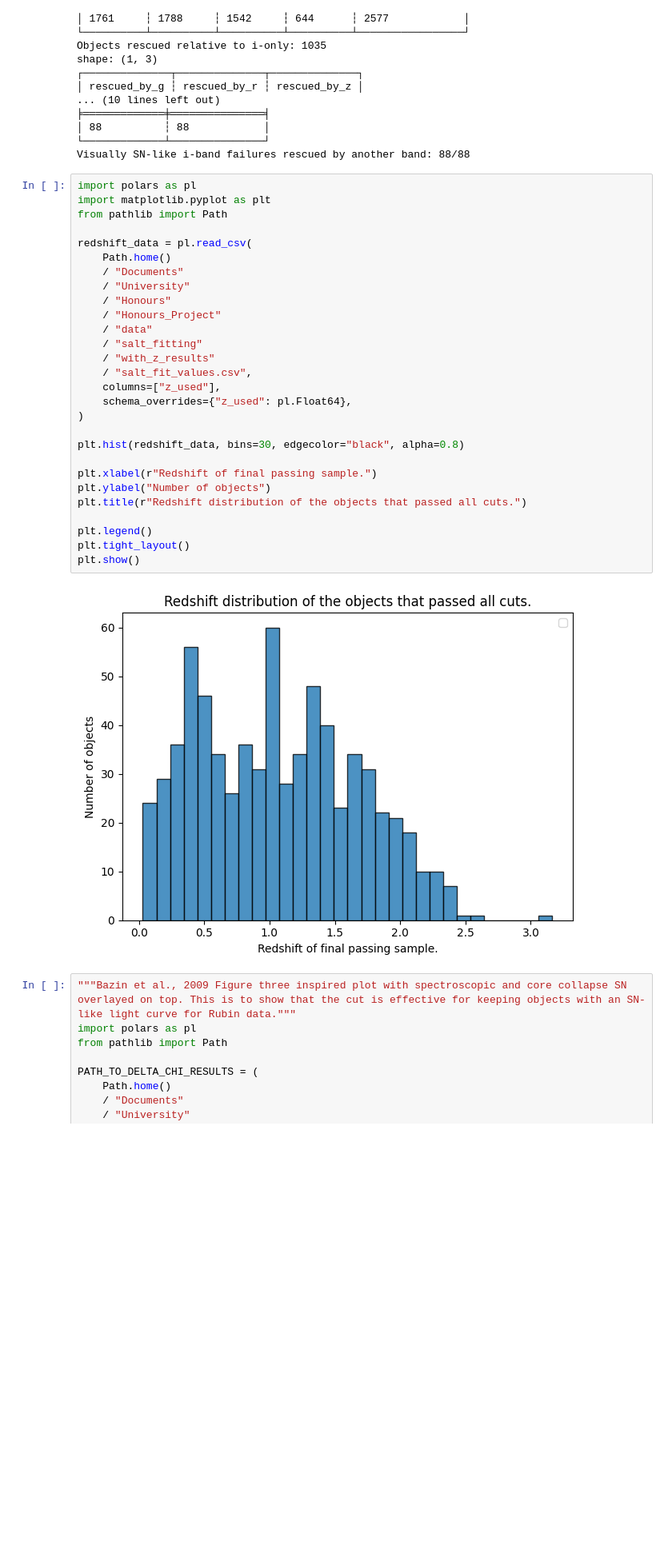
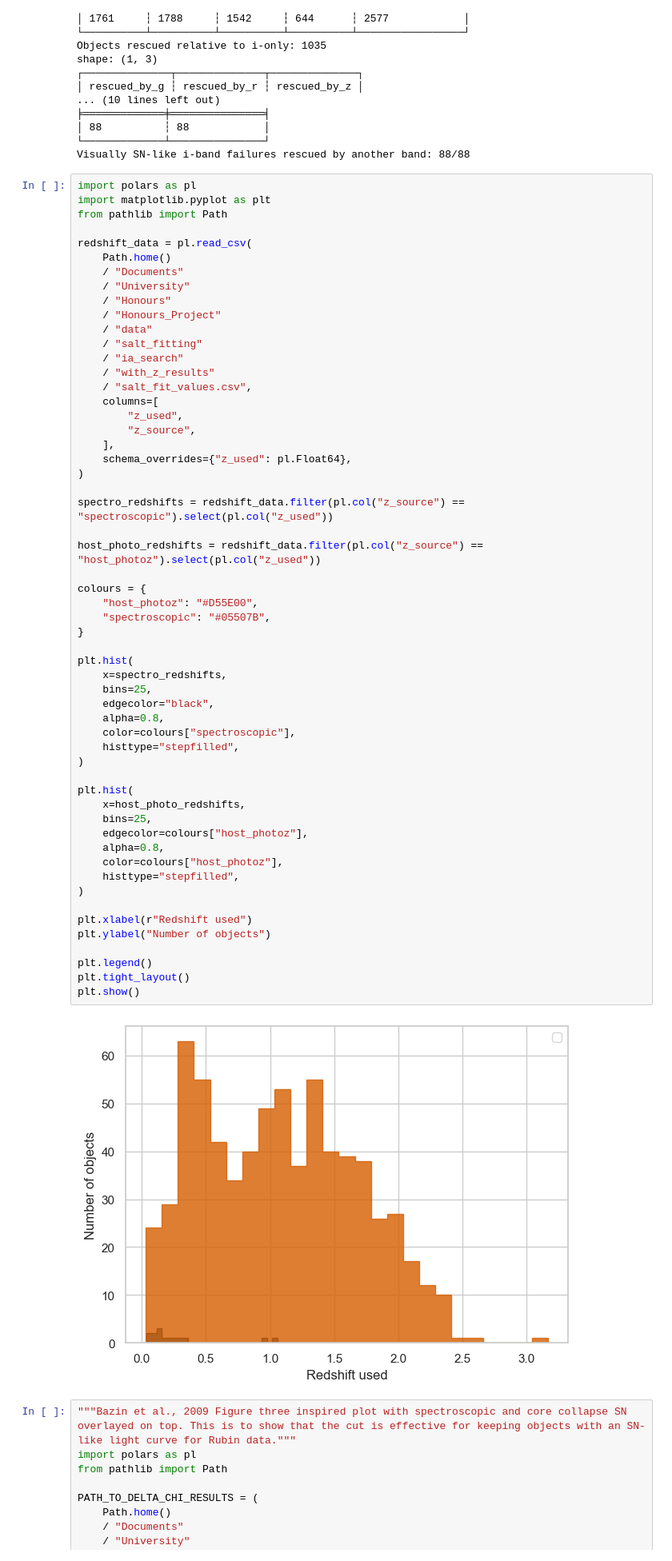
Before and after one commit to Webd0g/Honours_Project, a Jupyter notebook: notebooks/draft_scripts_and_small_scripts.ipynb, the cells around one changed output. Shown at 80% size. Saved outputs shown, nothing was run; the diff lists cells and outputs as text; blank space fills up the shorter version.

Commit message:
Don't know what I have chnaged here, I think I made the new redshift distribution and sepearted it by photometric and spectroscopic.

```diff
--- a/notebooks/draft_scripts_and_small_scripts.ipynb
+++ b/notebooks/draft_scripts_and_small_scripts.ipynb
@@ -3383,33 +3383,61 @@ Visually SN-like i-band failures rescued by another band: 88/88
 # %%
 import polars as pl
 import matplotlib.pyplot as plt
 from pathlib import Path
 
 redshift_data = pl.read_csv(
     Path.home()
     / "Documents"
     / "University"
     / "Honours"
     / "Honours_Project"
     / "data"
     / "salt_fitting"
+    / "ia_search"
     / "with_z_results"
     / "salt_fit_values.csv",
-    columns=["z_used"],
+    columns=[
+        "z_used",
+        "z_source",
+    ],
     schema_overrides={"z_used": pl.Float64},
 )
 
-plt.hist(redshift_data, bins=30, edgecolor="black", alpha=0.8)
+spectro_redshifts = redshift_data.filter(pl.col("z_source") == "spectroscopic").select(pl.col("z_used"))
 
-plt.xlabel(r"Redshift of final passing sample.")
+host_photo_redshifts = redshift_data.filter(pl.col("z_source") == "host_photoz").select(pl.col("z_used"))
+
+colours = {
+    "host_photoz": "#D55E00",
+    "spectroscopic": "#05507B",
+}
+
+plt.hist(
+    x=spectro_redshifts,
+    bins=25,
+    edgecolor="black",
+    alpha=0.8,
+    color=colours["spectroscopic"],
+    histtype="stepfilled",
+)
+
+plt.hist(
+    x=host_photo_redshifts,
+    bins=25,
+    edgecolor=colours["host_photoz"],
+    alpha=0.8,
+    color=colours["host_photoz"],
+    histtype="stepfilled",
+)
+
+plt.xlabel(r"Redshift used")
 plt.ylabel("Number of objects")
-plt.title(r"Redshift distribution of the objects that passed all cuts.")
 
 plt.legend()
 plt.tight_layout()
 plt.show()
 # %% [output]
-[figure, old version]
+[figure, new version]
 # %%
 """Bazin et al., 2009 Figure three inspired plot with spectroscopic and core collapse SN overlayed on top. This is to show that the cut is effective for keeping objects with an SN-like light curve for Rubin data."""
 import polars as pl
```
